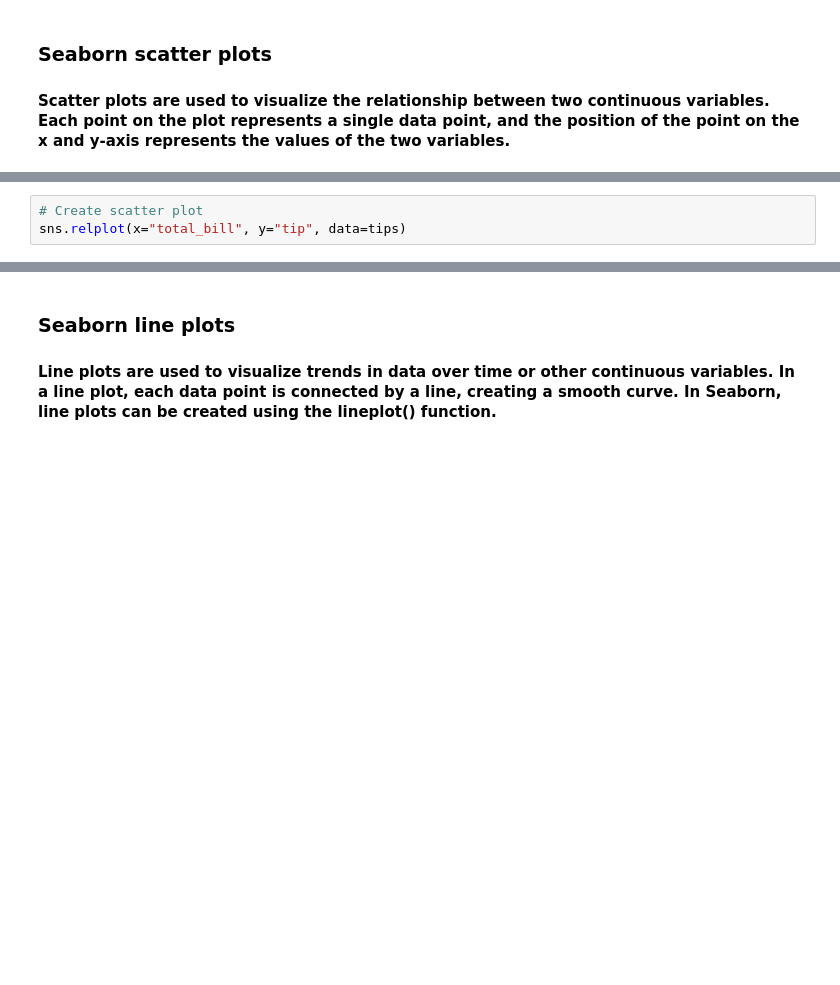
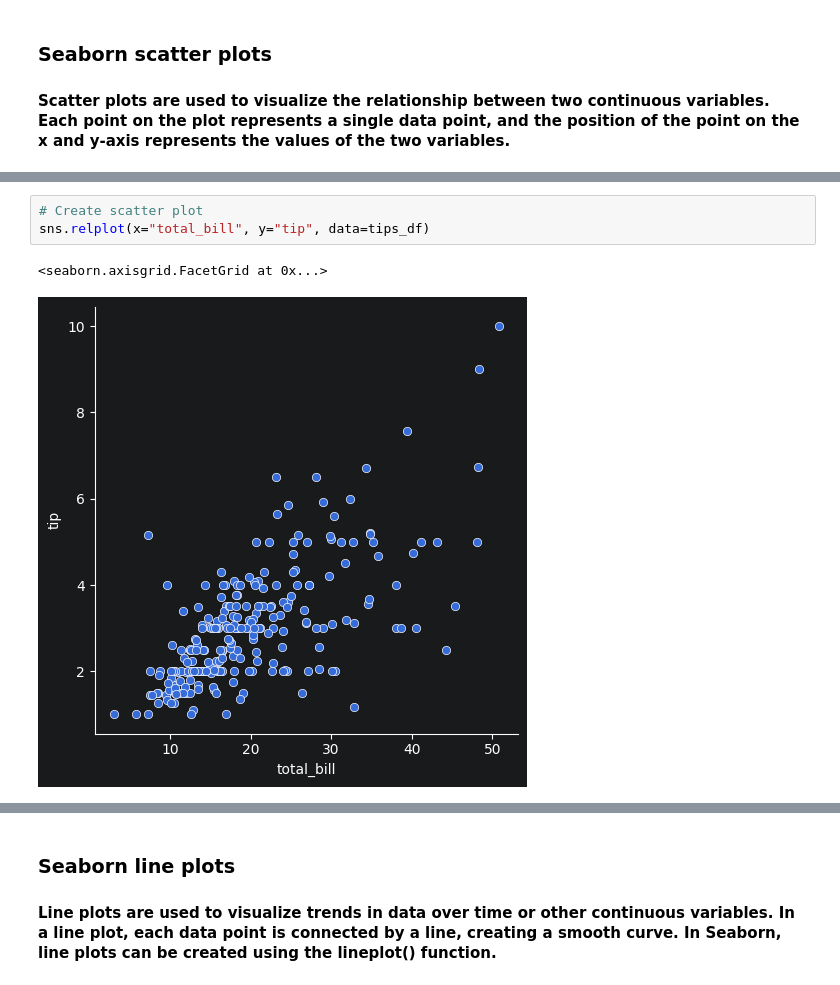
Before and after one commit to vegetariancoder/Pragra-Python, a Jupyter notebook: seaborn/seaborn_overview.ipynb, the cells around one changed output, grey strips where cells are left out. Saved outputs shown, nothing was run; the diff lists cells and outputs as text; blank space fills up the shorter version.

```diff
--- a/seaborn/seaborn_overview.ipynb
+++ b/seaborn/seaborn_overview.ipynb
@@ -137,5 +160,8 @@ sns.scatterplot(x="total_bill", y="tip", data=tips)
 # %%
 # Create scatter plot
-sns.relplot(x="total_bill", y="tip", data=tips)
+sns.relplot(x="total_bill", y="tip", data=tips_df)
+# %% [output]
+<seaborn.axisgrid.FacetGrid at 0x...>
+[figure, added]
 # %%
 import matplotlib.pyplot as plt
```
Also changed, not shown: parts of 20 cells of this notebook, 2 other files.
